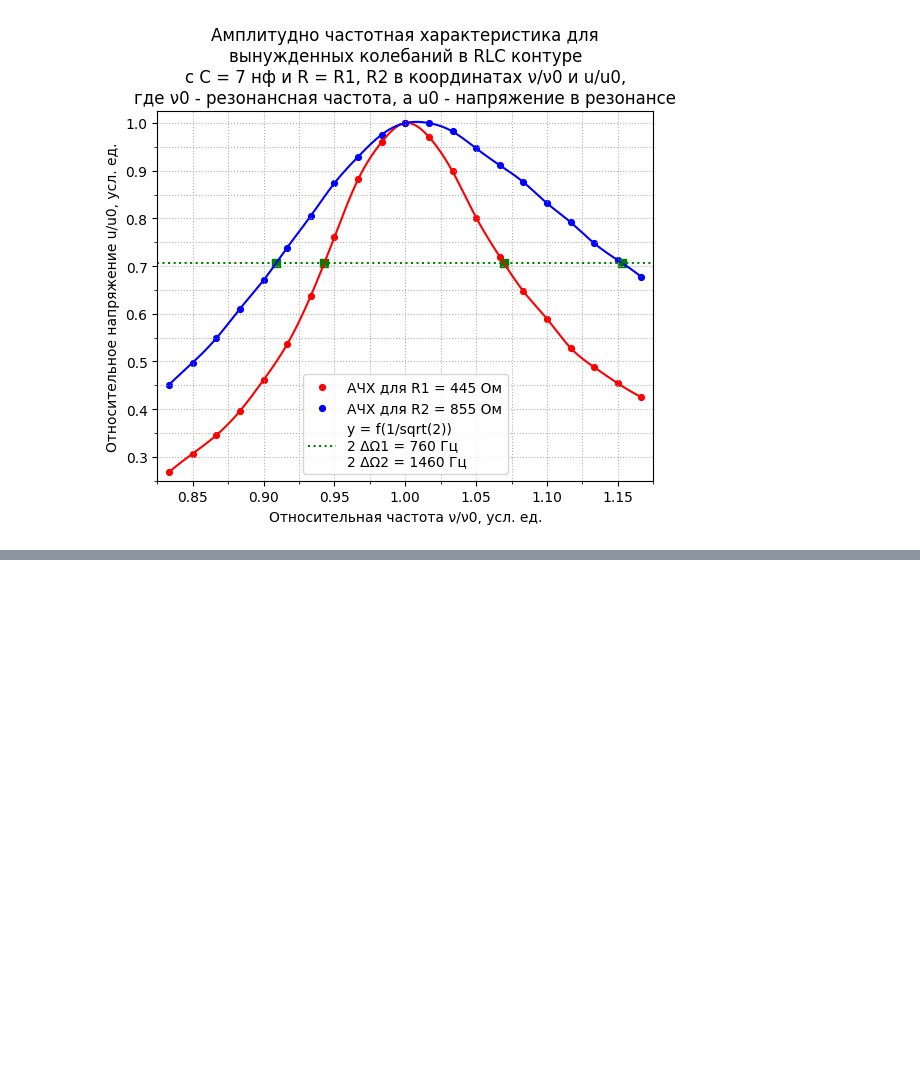
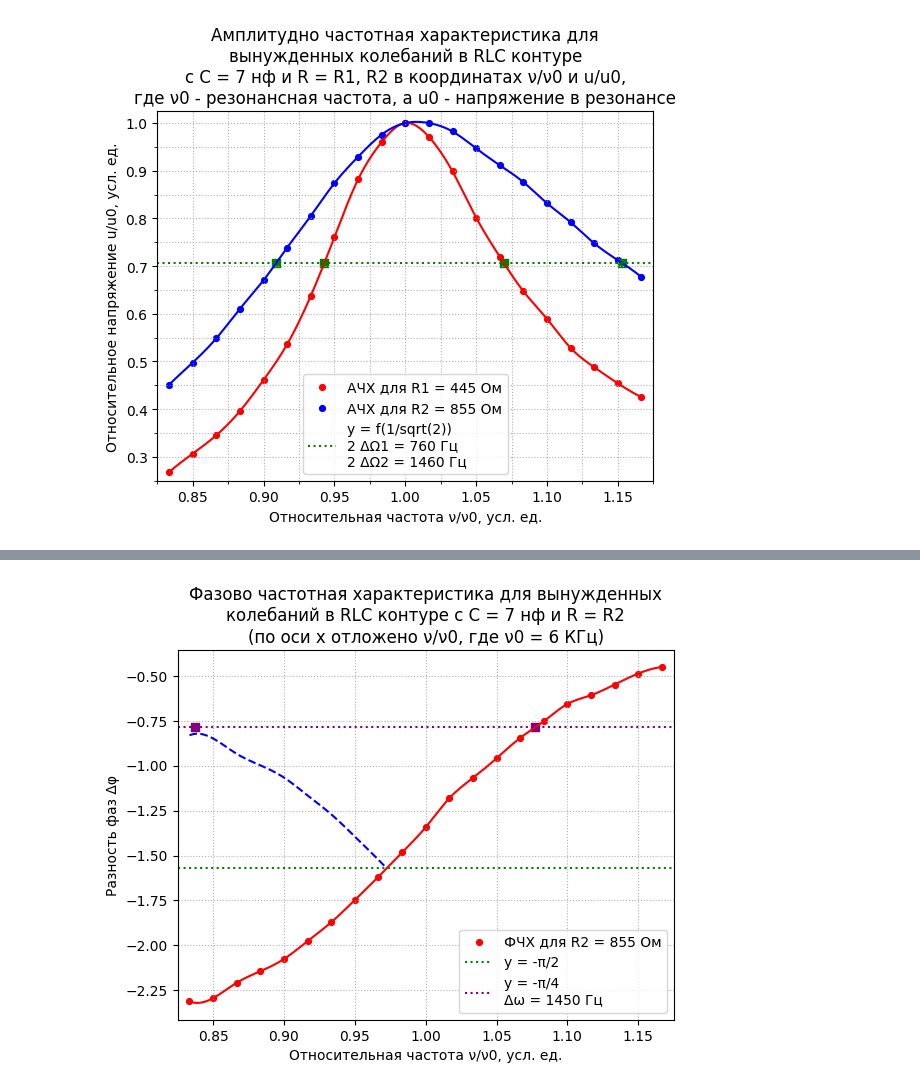
Before and after one commit to airavil/ObshePhis-Labs, a Jupyter notebook: Электричество и Магнетизм/3.2.4+3.2.5/obrabotka.ipynb, the cells around one changed output, grey strips where cells are left out. Cells and saved outputs as stored; diff of their text form; code cells hidden in the pictures; blank space fills up the shorter version.

```diff
--- a/Электричество и Магнетизм/3.2.4+3.2.5/obrabotka.ipynb
+++ b/Электричество и Магнетизм/3.2.4+3.2.5/obrabotka.ipynb
@@ -144,0 +187,22 @@ plt.show()
+# %%
+plt.plot(x, y5, color='red', ls='-')
+plt.scatter(n, df2, color='red', s=70, marker='.', label='ФЧХ для R2 = 855 Ом')
+plt.plot(x2, y6, color='blue', ls='--')
+# plt.scatter(n, -df1-np.pi , color='blue', s=70, marker='.', label='')
+
+plt.plot([0.825, 1.175], [-np.pi/2, -np.pi/2], color='green', ls=':', label='y = -π/2')
+plt.plot([0.825, 1.175], [-np.pi/4, -np.pi/4], color='purple', ls=':', label='y = -π/4\nΔω = 1450 Гц')
+plt.scatter([0.837, 1.077252], [-np.pi/4, -np.pi/4], marker=',', color='purple')
+ax = plt.gca()
+# ax.xaxis.set_minor_locator(ticker.MultipleLocator(0.025))
+# ax.yaxis.set_minor_locator(ticker.MultipleLocator(0.05))
+ax.grid(True, which='both', axis='both', linestyle='dotted')
+plt.title('Фазово частотная характеристика для вынужденных\nколебаний в RLC контуре с C = 7 нф и R = R2\n(по оси x отложено ν/ν0, где ν0 = 6 КГц)')
+plt.xlabel("Относительная частота ν/ν0, усл. ед.")
+plt.ylabel("Разность фаз Δφ")
+# plt.ylim(0.25, 1.025)
+plt.xlim(0.825, 1.175)
+ax.legend()
+plt.show()
+# %% [output]
+[figure, added]
```
Also changed, not shown: parts of 4 cells of this notebook, 1 other file.
